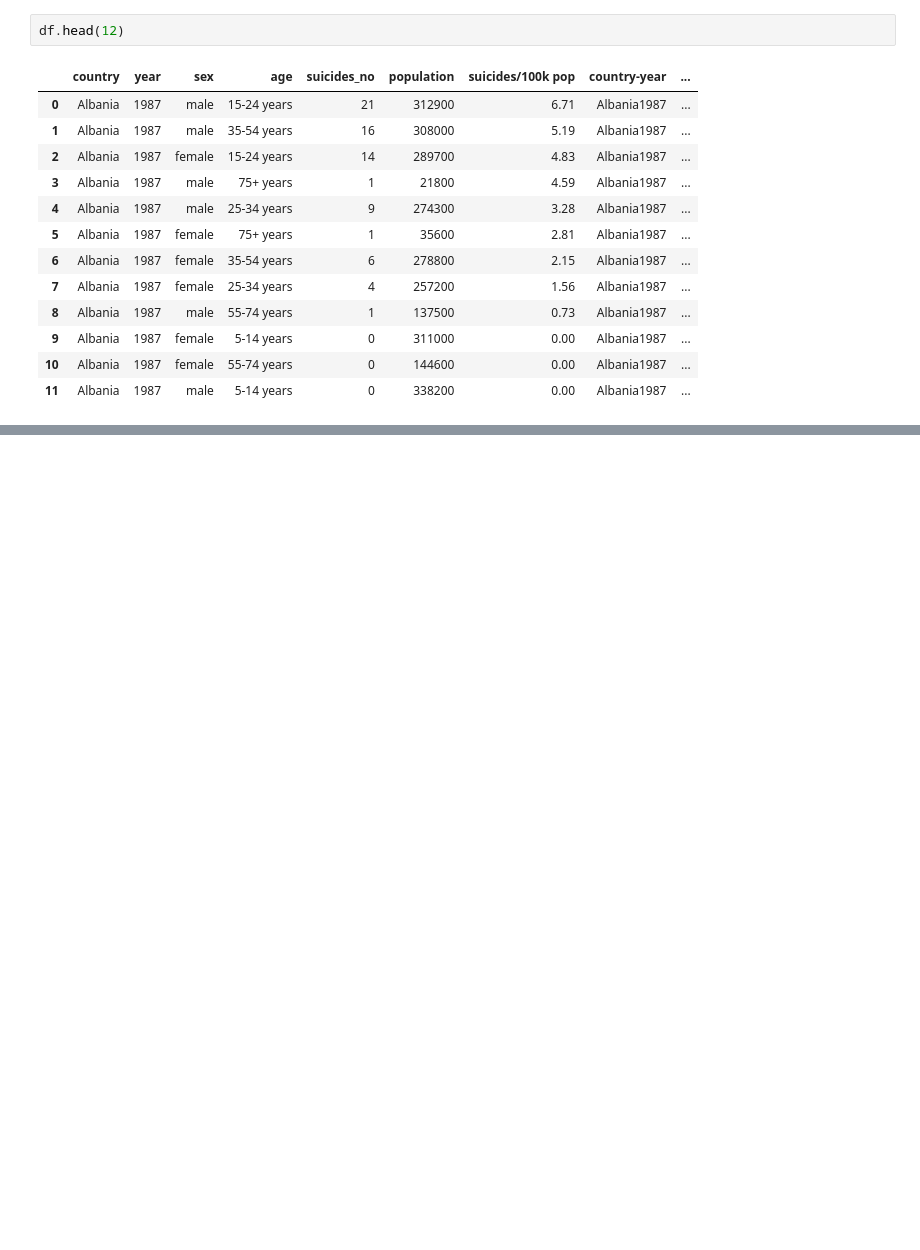
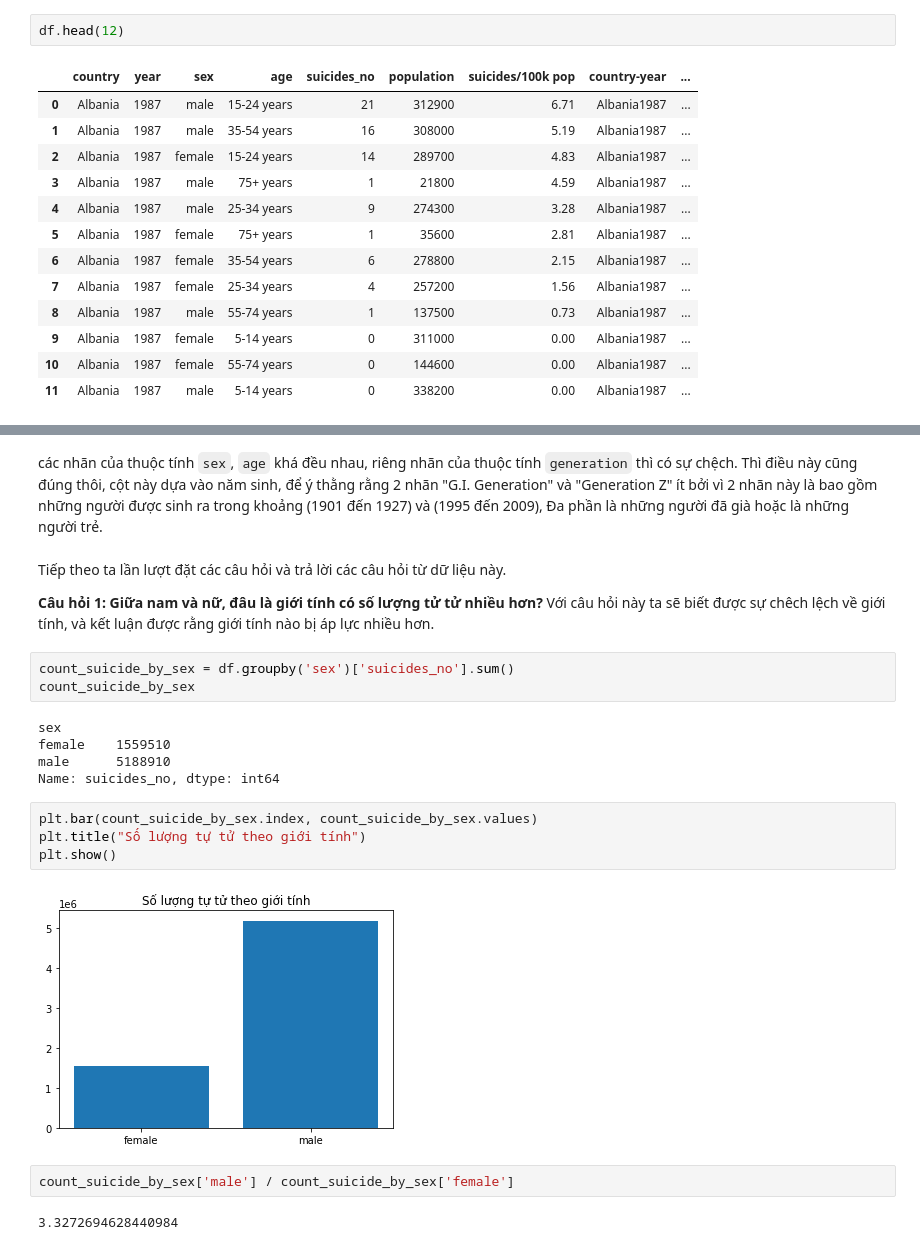
Before and after one commit to AI005/FinalProject-P4DS, a Jupyter notebook: Phuong.ipynb, the cells around one changed output, grey strips where cells are left out. Drawn from its saved outputs; the diff is of its cells as text; blank space fills up the shorter version.

```diff
--- a/Phuong.ipynb
+++ b/Phuong.ipynb
@@ -201,0 +243,24 @@ df.head(12)
+# %% [markdown]
+các nhãn của thuộc tính `sex`, `age` khá đều nhau, riêng nhãn của thuộc tính `generation` thì có sự chệch. Thì điều này cũng đúng thôi, cột này dựa vào năm sinh, để ý thằng rằng 2 nhãn "G.I. Generation" và "Generation Z" ít bởi vì 2 nhãn này là bao gồm những người được sinh ra trong khoảng (1901 đến 1927) và (1995 đến 2009), Đa phần là những người đã già hoặc là những người trẻ.
+# %% [markdown]
+Tiếp theo ta lần lượt đặt các câu hỏi và trả lời các câu hỏi từ dữ liệu này.
+
+**Câu hỏi 1: Giữa nam và nữ, đâu là giới tính có số lượng tử tử nhiều hơn?** Với câu hỏi này ta sẽ biết được sự chêch lệch về giới tính, và kết luận được rằng giới tính nào bị áp lực nhiều hơn.
+# %%
+count_suicide_by_sex = df.groupby('sex')['suicides_no'].sum()
+count_suicide_by_sex
+# %% [output]
+sex
+female    1559510
+male      5188910
+Name: suicides_no, dtype: int64
+# %%
+plt.bar(count_suicide_by_sex.index, count_suicide_by_sex.values)
+plt.title("Số lượng tự tử theo giới tính")
+plt.show()
+# %% [output]
+[figure, added]
+# %%
+count_suicide_by_sex['male'] / count_suicide_by_sex['female']
+# %% [output]
+3.3272694628440984
```
Also changed, not shown: parts of 21 cells of this notebook.
